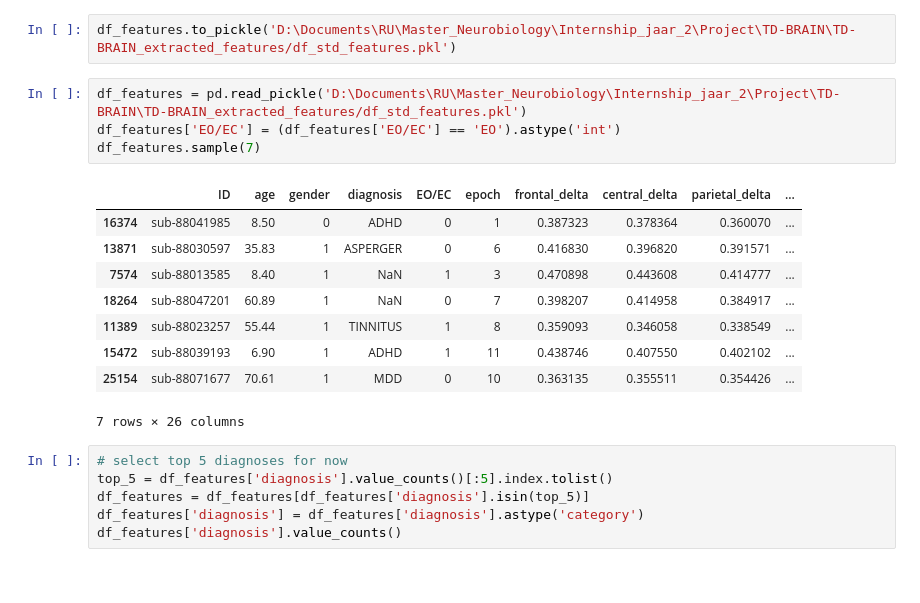
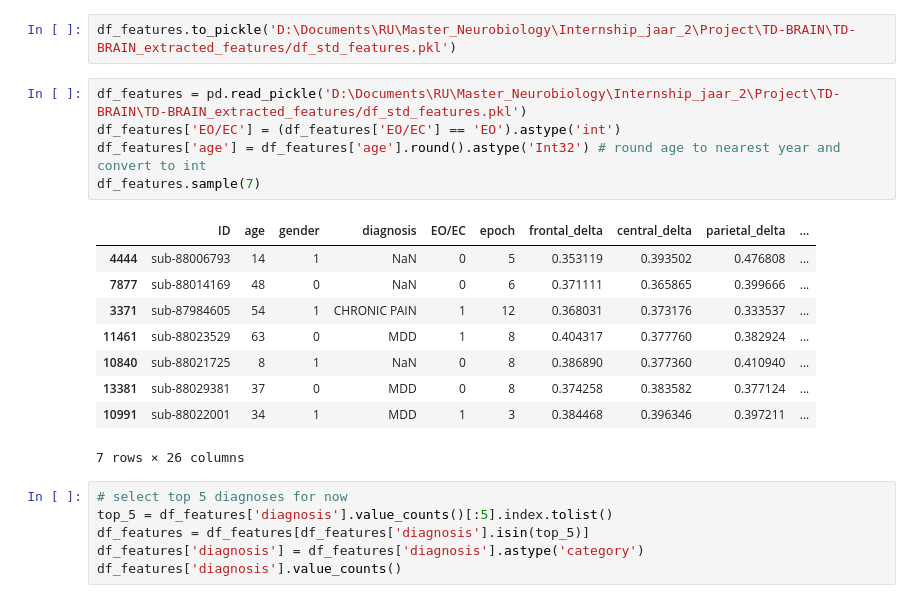
Before and after one commit to TSmolders/Internship_EEG, a Jupyter notebook: 4_multiclass_classification.ipynb, the cells around one changed output. Drawn from its saved outputs; the diff is of its cells as text.

```diff
--- a/4_multiclass_classification.ipynb
+++ b/4_multiclass_classification.ipynb
@@ -285,16 +285,17 @@ df_features.to_pickle('D:\Documents\RU\Master_Neurobiology\Internship_jaar_2\Pro
 # %%
 df_features = pd.read_pickle('D:\Documents\RU\Master_Neurobiology\Internship_jaar_2\Project\TD-BRAIN\TD-BRAIN_extracted_features/df_std_features.pkl')
 df_features['EO/EC'] = (df_features['EO/EC'] == 'EO').astype('int')
+df_features['age'] = df_features['age'].round().astype('Int32') # round age to nearest year and convert to int
 df_features.sample(7)
 # %% [output]
 |  | ID | age | gender | diagnosis | EO/EC | epoch | frontal_delta | central_delta | parietal_delta | ... |
-| 16374 | sub-88041985 | 8.50 | 0 | ADHD | 0 | 1 | 0.387323 | 0.378364 | 0.360070 | ... |
-| 13871 | sub-88030597 | 35.83 | 1 | ASPERGER | 0 | 6 | 0.416830 | 0.396820 | 0.391571 | ... |
-| 7574 | sub-88013585 | 8.40 | 1 | NaN | 1 | 3 | 0.470898 | 0.443608 | 0.414777 | ... |
-| 18264 | sub-88047201 | 60.89 | 1 | NaN | 0 | 7 | 0.398207 | 0.414958 | 0.384917 | ... |
-| 11389 | sub-88023257 | 55.44 | 1 | TINNITUS | 1 | 8 | 0.359093 | 0.346058 | 0.338549 | ... |
-| 15472 | sub-88039193 | 6.90 | 1 | ADHD | 1 | 11 | 0.438746 | 0.407550 | 0.402102 | ... |
-| 25154 | sub-88071677 | 70.61 | 1 | MDD | 0 | 10 | 0.363135 | 0.355511 | 0.354426 | ... |
+| 4444 | sub-88006793 | 14 | 1 | NaN | 0 | 5 | 0.353119 | 0.393502 | 0.476808 | ... |
+| 7877 | sub-88014169 | 48 | 0 | NaN | 0 | 6 | 0.371111 | 0.365865 | 0.399666 | ... |
+| 3371 | sub-87984605 | 54 | 1 | CHRONIC PAIN | 1 | 12 | 0.368031 | 0.373176 | 0.333537 | ... |
+| 11461 | sub-88023529 | 63 | 0 | MDD | 1 | 8 | 0.404317 | 0.377760 | 0.382924 | ... |
+| 10840 | sub-88021725 | 8 | 1 | NaN | 0 | 8 | 0.386890 | 0.377360 | 0.410940 | ... |
+| 13381 | sub-88029381 | 37 | 0 | MDD | 0 | 8 | 0.374258 | 0.383582 | 0.377124 | ... |
+| 10991 | sub-88022001 | 34 | 1 | MDD | 1 | 3 | 0.384468 | 0.396346 | 0.397211 | ... |
 7 rows × 26 columns
 # %%
 # select top 5 diagnoses for now
```
Also changed, not shown: parts of 6 cells of this notebook.
